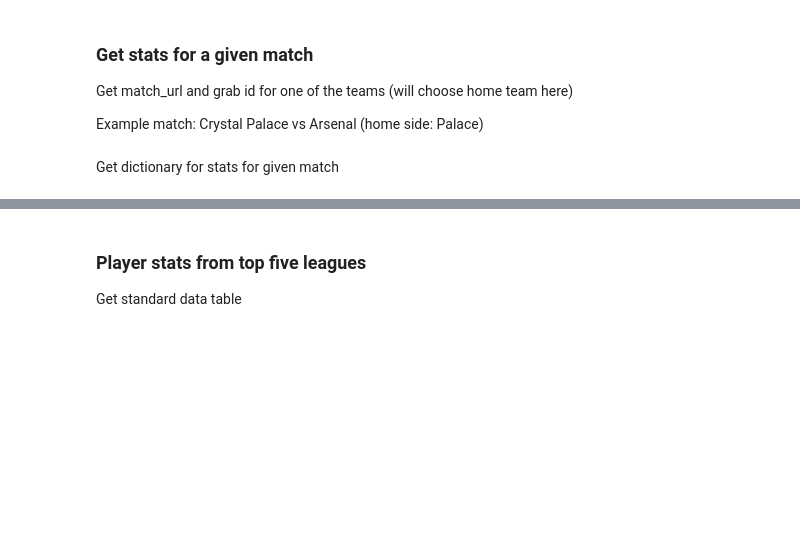
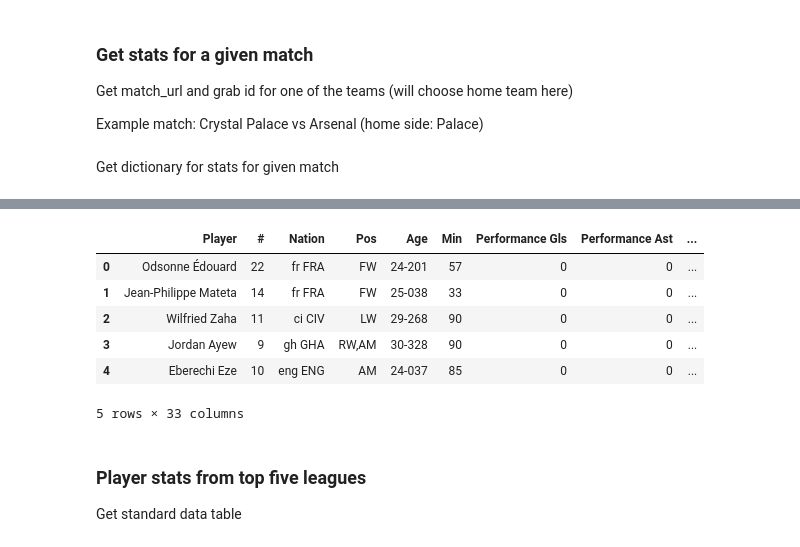
Before and after one commit to JCKLAI3/football_sandbox, a Jupyter notebook: Notebooks/Fetching data from fbref.ipynb, the cells around one changed output, grey strips where cells are left out. Saved outputs shown, nothing was run; the diff lists cells and outputs as text; code cells hidden in the pictures; blank space fills up the shorter version.

Commit message:
Change method to grab match stats details.

```diff
--- a/Notebooks/Fetching data from fbref.ipynb
+++ b/Notebooks/Fetching data from fbref.ipynb
@@ -110,15 +111,13 @@ Get match_url and grab id for one of the teams (will choose home team here)
 Example match: Crystal Palace vs Arsenal (home side: Palace)
 # %%
 match_url = fixtures_df.fixture_link.iloc[0]
-home_team_id = fixtures_df.home_id.iloc[0]
+home_team_id = fixtures_df.home_team_id.iloc[0]
+away_team_id = fixtures_df.away_team_id.iloc[0]
 # %% [markdown]
 Get dictionary for stats for given match
 # %%
-stat_type_list = ['summary', 'passing', 'passing_types', 'defense', 'possession', 'misc', 'keeper', 'shots']
-
-match_stats_dict = {}
-for stat_type in stat_type_list:
-    stat_df = fb.get_fixture_stats(
-        fixture_url=match_url, team_id=home_team_id, stat_type=stat_type
-    )
-    match_stats_dict[stat_type] = stat_df
+fixture_stat_dict = fb.get_fixture_stats(
+    fixture_url = match_url,
+    home_id = home_team_id,
+    away_id = away_team_id,
+)
@@ -201,3 +136,13 @@ match_stats_dict['shots'].head(3)
+# %%
+fixture_stat_dict['summary'].head(5)
+# %% [output]
+|  | Player | # | Nation | Pos | Age | Min | Performance Gls | Performance Ast | ... |
+| 0 | Odsonne Édouard | 22 | fr FRA | FW | 24-201 | 57 | 0 | 0 | ... |
+| 1 | Jean-Philippe Mateta | 14 | fr FRA | FW | 25-038 | 33 | 0 | 0 | ... |
+| 2 | Wilfried Zaha | 11 | ci CIV | LW | 29-268 | 90 | 0 | 0 | ... |
+| 3 | Jordan Ayew | 9 | gh GHA | RW,AM | 30-328 | 90 | 0 | 0 | ... |
+| 4 | Eberechi Eze | 10 | eng ENG | AM | 24-037 | 85 | 0 | 0 | ... |
+5 rows × 33 columns
 # %% [markdown]
 ### Player stats from top five leagues
 
```
Also changed, not shown: parts of 23 cells of this notebook, 1 other file.
